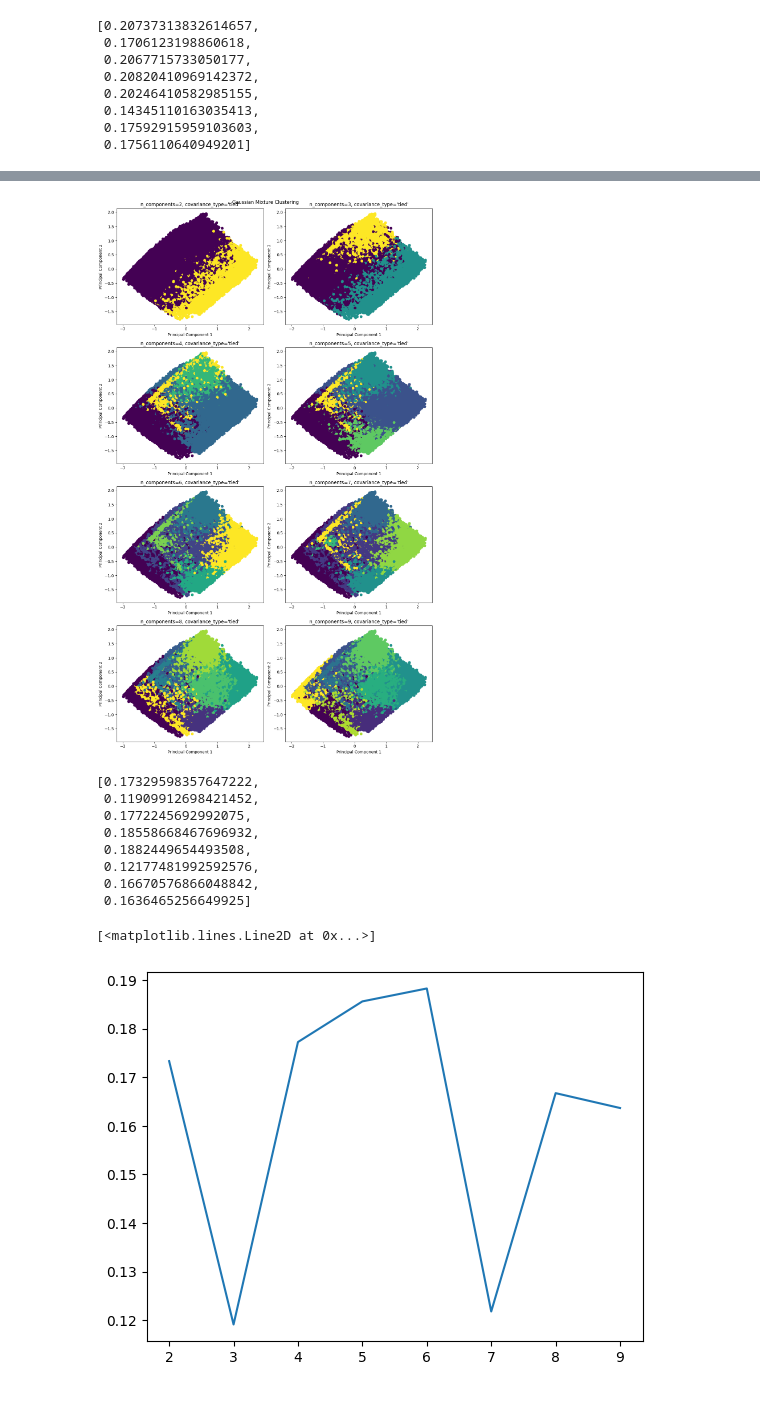
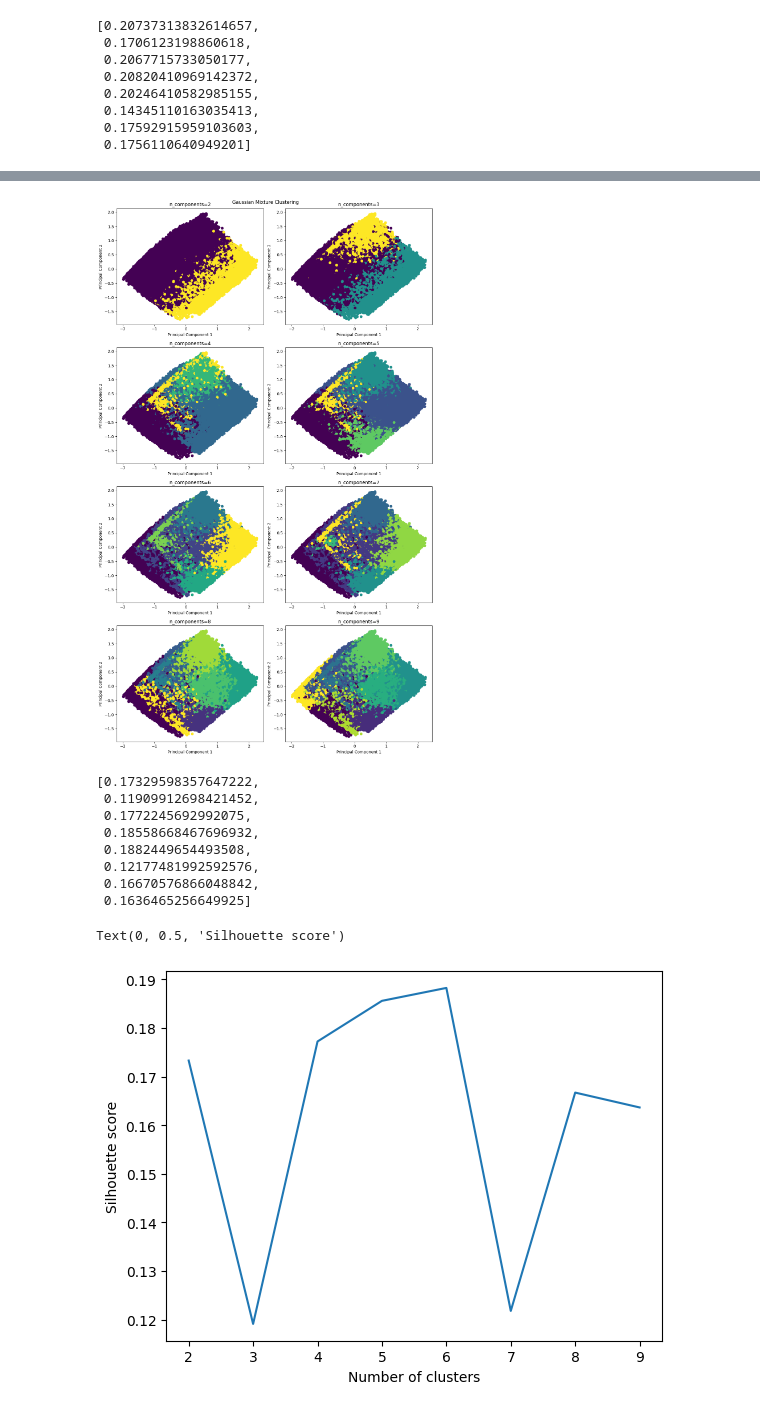
Before and after one commit to MATF-istrazivanje-podataka-1/2023_Data_Mining_Go_winner_Dataset, a Jupyter notebook: models/clustering/gaussian_mixture.ipynb, the cells around one changed output, grey strips where cells are left out. Saved outputs shown, nothing was run; the diff lists cells and outputs as text; code cells hidden in the pictures.

```diff
--- a/models/clustering/gaussian_mixture.ipynb
+++ b/models/clustering/gaussian_mixture.ipynb
@@ -5,7 +5,7 @@ import pandas as pd
 import seaborn as sns
 from joblib import load
 # %%
-X = load('../../preprocessing/clustering_data.joblib')
+X, y = load('../../preprocessing/clustering_data.joblib')
 # %%
 X.head()
 # %% [output]
@@ -53,7 +54,7 @@ for n, ax in zip(n_components, axs.flatten()):
     labels = gauss.predict(X)
 
     ax.scatter(X_pca[:, 0], X_pca[:, 1], c=labels)
-    ax.set_title(f"n_components={n}, covariance_type='spherical'")
+    ax.set_title(f"n_components={n}")
     ax.set_xlabel("Principal Component 1")
     ax.set_ylabel("Principal Component 2")
 
@@ -91,7 +94,7 @@ for n, ax in zip(n_components, axs.flatten()):
     labels = gauss.predict(X)
 
     ax.scatter(X_pca[:, 0], X_pca[:, 1], c=labels)
-    ax.set_title(f"n_components={n}, covariance_type='tied'")
+    ax.set_title(f"n_components={n}")
     ax.set_xlabel("Principal Component 1")
     ax.set_ylabel("Principal Component 2")
 
@@ -100,7 +103,7 @@ for n, ax in zip(n_components, axs.flatten()):
 plt.tight_layout()
 plt.show()
 # %% [output]
-[figure, old version]
+[figure, new version]
 # %%
 silhouettes_tied
 # %% [output]
@@ -114,6 +117,8 @@ silhouettes_tied
  0.1636465256649925]
 # %%
 plt.plot(n_components, silhouettes_tied)
+plt.xlabel('Number of clusters')
+plt.ylabel('Silhouette score')
 # %% [output]
-[<matplotlib.lines.Line2D at 0x...>]
+Text(0, 0.5, 'Silhouette score')
-[figure, old version]
+[figure, new version]
```
Also changed, not shown: parts of 11 cells of this notebook, 1 other file.
